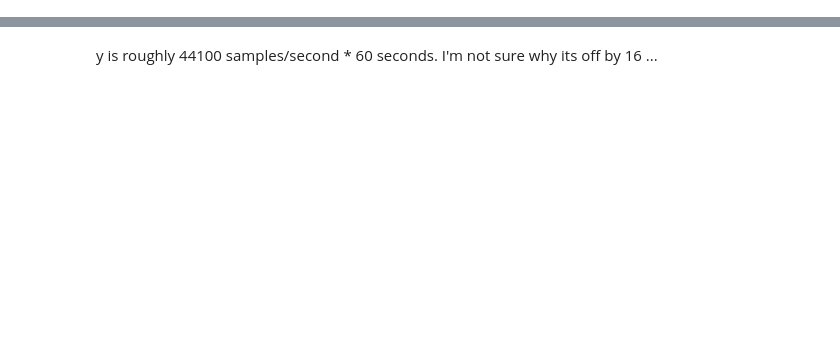
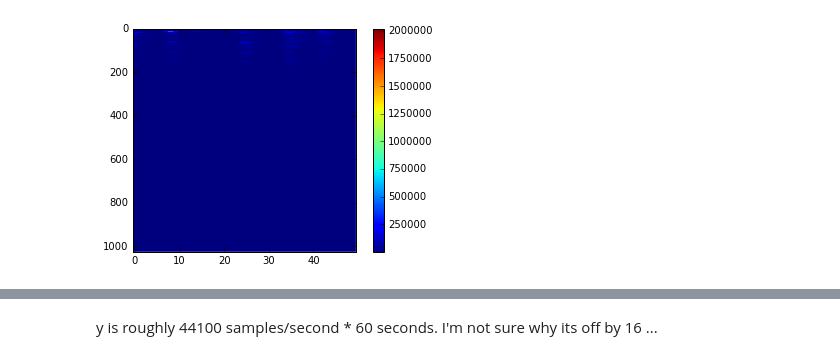
Before and after one commit to dwiel/deepfreq, a Jupyter notebook: backup.ipynb, the cells around one changed output, grey strips where cells are left out. Saved outputs shown, nothing was run; the diff lists cells and outputs as text; code cells hidden in the pictures; blank space fills up the shorter version.

```diff
--- a/backup.ipynb
+++ b/backup.ipynb
@@ -35,0 +72,4 @@ back_y = np.array(back_y, dtype=y.dtype)
+# %%
+imshowsq(np.abs(D)[:,100:150])
+# %% [output]
+[figure, added]
```
Also changed, not shown: parts of 19 cells of this notebook.
